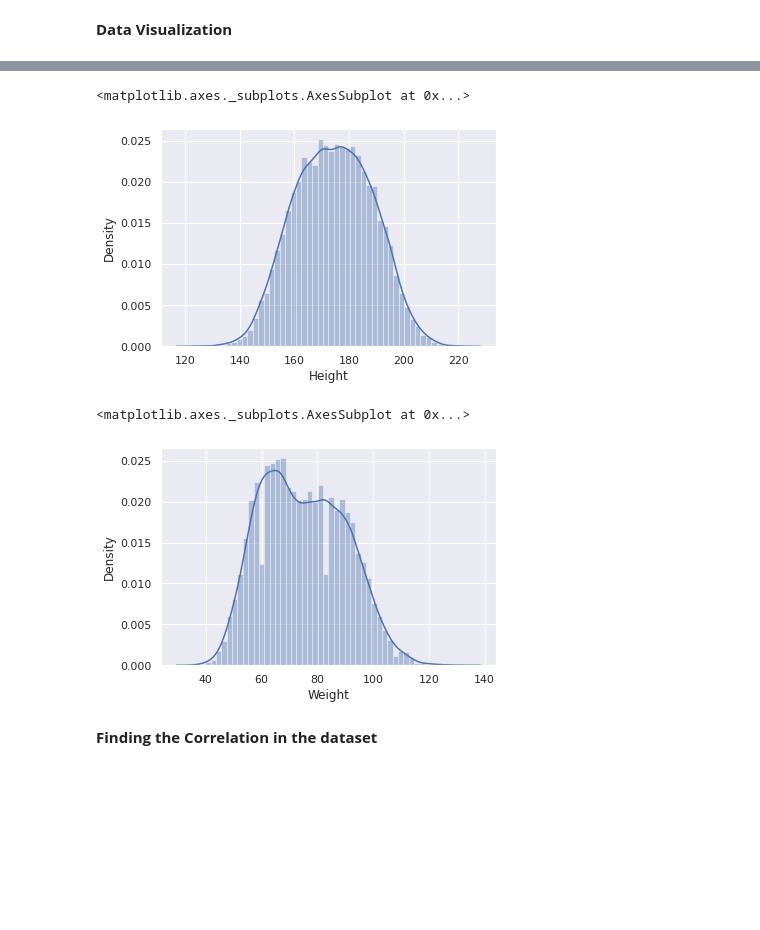
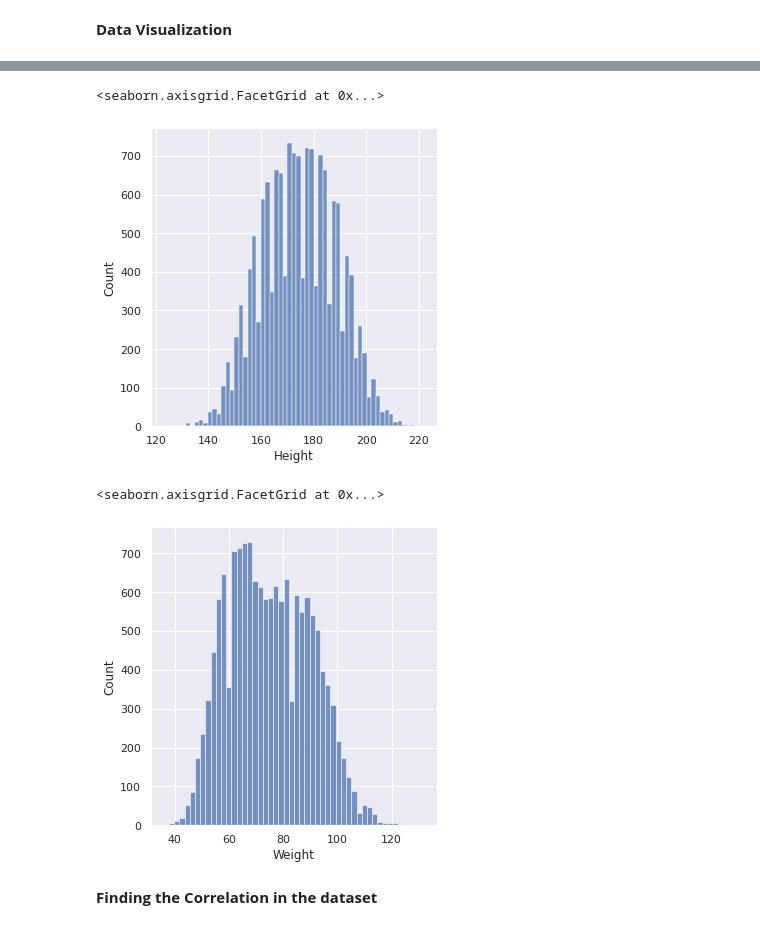
Before and after one commit to matt5ew/Predicting-Calories-Burnt, a Jupyter notebook: calorie_burn.ipynb, the cells around one changed output, grey strips where cells are left out. Drawn from its saved outputs; the diff is of its cells as text; code cells hidden in the pictures; blank space fills up the shorter version.

```diff
--- a/calorie_burn.ipynb
+++ b/calorie_burn.ipynb
@@ -120,15 +124,15 @@ sns.distplot(calories_data['Age'])
 # %%
 # finding the distribution of "Height" column
-sns.distplot(calories_data['Height'])
+sns.displot(calories_data['Height'])
 # %% [output]
-<matplotlib.axes._subplots.AxesSubplot at 0x...>
+<seaborn.axisgrid.FacetGrid at 0x...>
-[figure, old version]
+[figure, new version]
 # %%
 # finding the distribution of "Weight" column
-sns.distplot(calories_data['Weight'])
+sns.displot(calories_data['Weight'])
 # %% [output]
-<matplotlib.axes._subplots.AxesSubplot at 0x...>
+<seaborn.axisgrid.FacetGrid at 0x...>
-[figure, old version]
+[figure, new version]
 # %% [markdown]
 **Finding the Correlation in the dataset**
 # %% [markdown]
```
Also changed, not shown: parts of 4 cells of this notebook.
